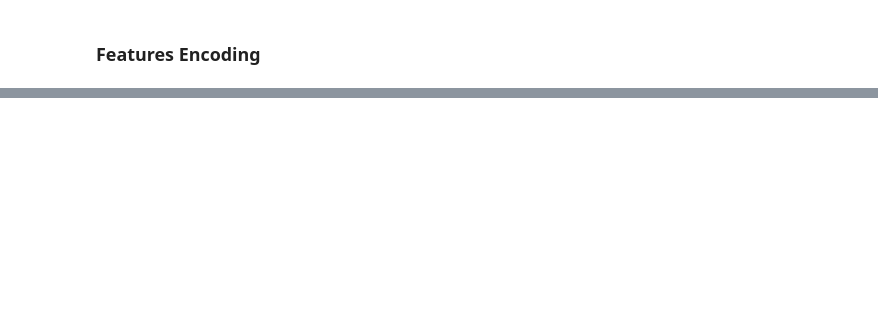
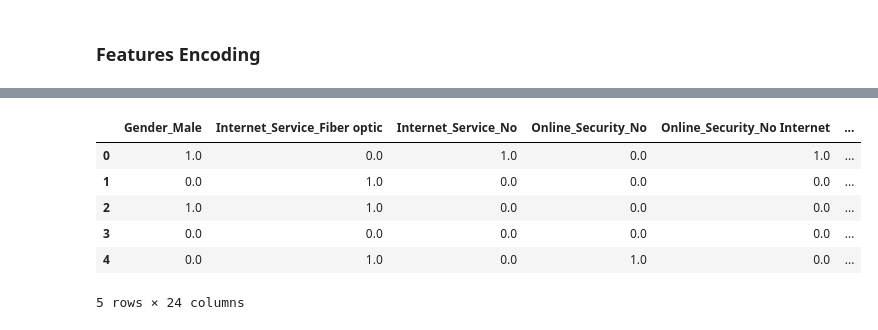
Before and after one commit to Amarquaye009/CUSTOMER-CHURN-ANALYSIS, a Jupyter notebook: Notebooks/main.ipynb, the cells around one changed output, grey strips where cells are left out. Saved outputs shown, nothing was run; the diff lists cells and outputs as text; code cells hidden in the pictures; blank space fills up the shorter version.

```diff
--- a/Notebooks/main.ipynb
+++ b/Notebooks/main.ipynb
@@ -2024,0 +2066,10 @@ memory usage: 104.2+ KB
+# %%
+X_train_cat_encoded.head(5)
+# %% [output]
+|  | Gender_Male | Internet_Service_Fiber optic | Internet_Service_No | Online_Security_No | Online_Security_No Internet | ... |
+| 0 | 1.0 | 0.0 | 1.0 | 0.0 | 1.0 | ... |
+| 1 | 0.0 | 1.0 | 0.0 | 0.0 | 0.0 | ... |
+| 2 | 1.0 | 1.0 | 0.0 | 0.0 | 0.0 | ... |
+| 3 | 0.0 | 0.0 | 0.0 | 0.0 | 0.0 | ... |
+| 4 | 0.0 | 1.0 | 0.0 | 1.0 | 0.0 | ... |
+5 rows × 24 columns
```
Also changed, not shown: parts of 21 cells of this notebook.
